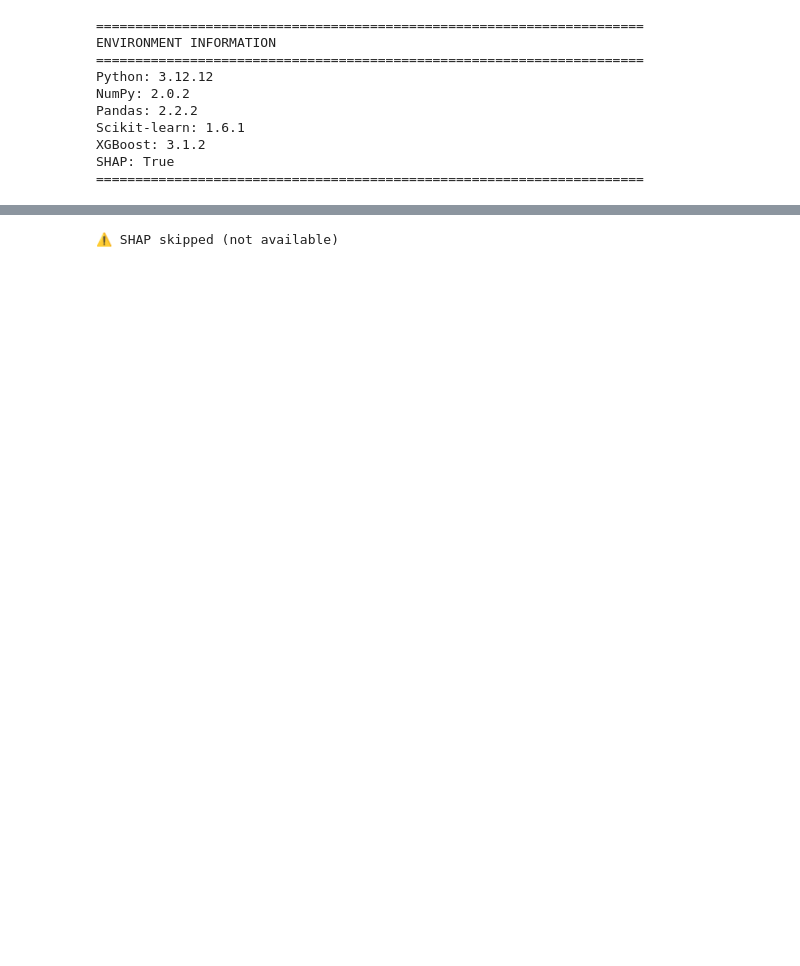
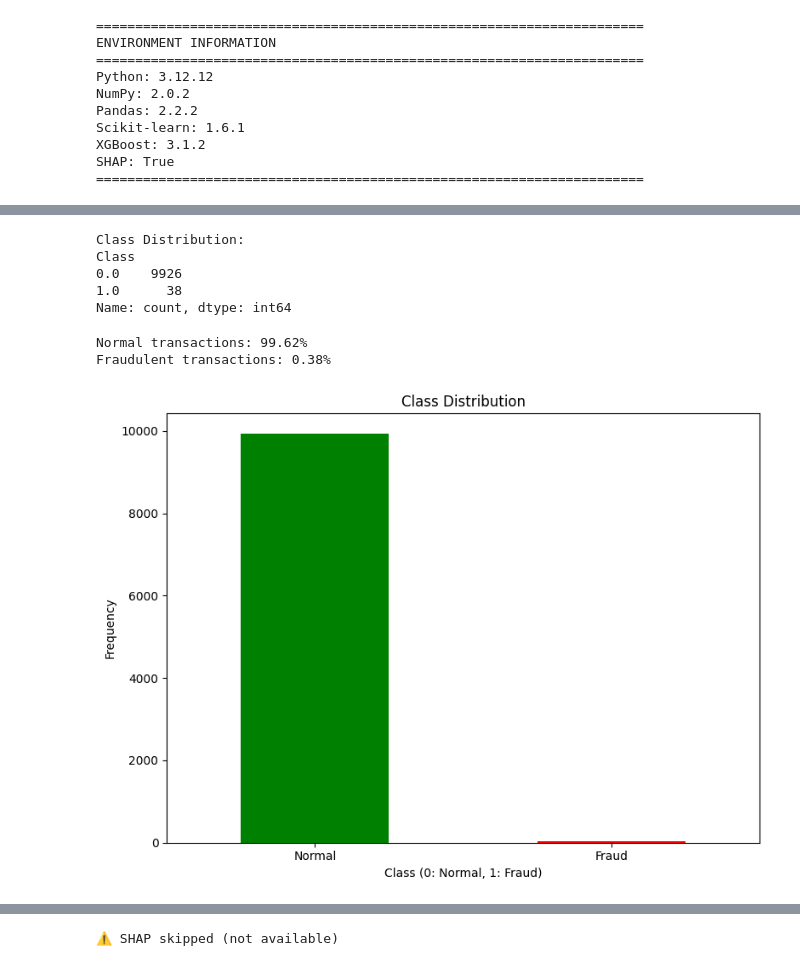
Before and after one commit to nigamreetesh84/predict-fraudulent-credit-card-transactions, a Jupyter notebook: Credit_card_fraud_detection_Starter_code_reetesh_nigam.ipynb, the cells around one changed output, grey strips where cells are left out. Saved outputs shown, nothing was run; the diff lists cells and outputs as text; code cells hidden in the pictures; blank space fills up the shorter version.

```diff
--- a/Credit_card_fraud_detection_Starter_code_reetesh_nigam.ipynb
+++ b/Credit_card_fraud_detection_Starter_code_reetesh_nigam.ipynb
@@ -376,0 +114,34 @@ Imbalance Ratio: 1:341
+# %%
+
+
+# Here we will observe the distribution of our classes
+class_counts = df['Class'].value_counts()
+print("\nClass Distribution:")
+print(class_counts)
+# %% [output]
+Class Distribution:
+Class
+0.0    9926
+1.0      38
+Name: count, dtype: int64
+# %%
+classes = df['Class'].value_counts()
+normal_share = classes[0]/df['Class'].count()*100
+fraud_share = classes[1]/df['Class'].count()*100
+print(f"\nNormal transactions: {normal_share:.2f}%")
+print(f"Fraudulent transactions: {fraud_share:.2f}%")
+# %% [output]
+Normal transactions: 99.62%
+Fraudulent transactions: 0.38%
+# %%
+# Create a bar plot for the number and percentage of fraudulent vs non-fraudulent transactions
+fig, ax = plt.subplots(figsize=(8, 6))
+classes.plot(kind='bar', ax=ax, color=['green', 'red'])
+ax.set_title('Class Distribution')
+ax.set_xlabel('Class (0: Normal, 1: Fraud)')
+ax.set_ylabel('Frequency')
+ax.set_xticklabels(['Normal', 'Fraud'], rotation=0)
+plt.tight_layout()
+plt.show()
+# %% [output]
+[figure, added]
```
Also changed, not shown: parts of 32 cells of this notebook.
